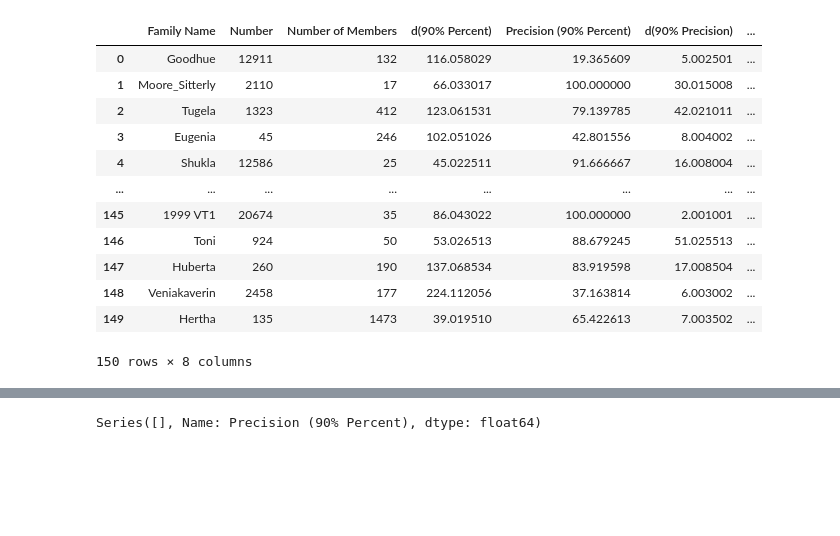
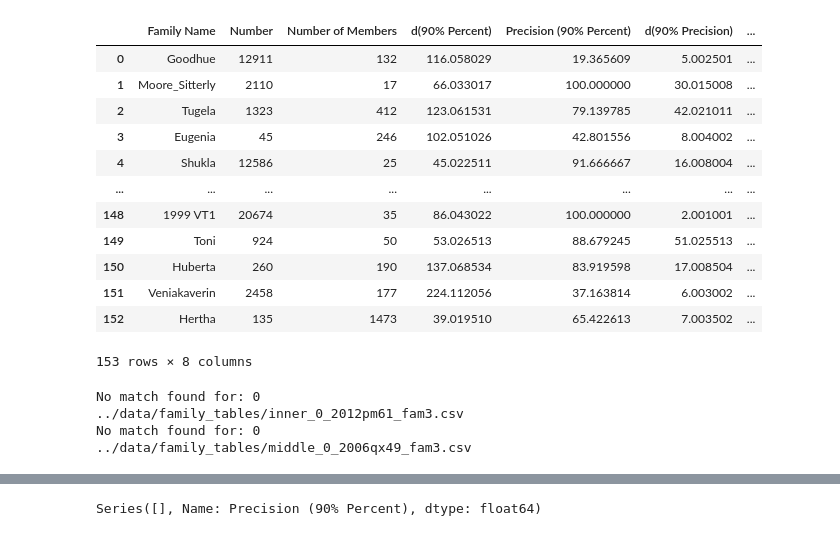
Before and after one commit to YangShen31/proper_elements_prediction, a Jupyter notebook: 4_family_identification/4.2_histogram_generations.ipynb, the cells around one changed output, grey strips where cells are left out. Cells and saved outputs as stored; diff of their text form; code cells hidden in the pictures; blank space fills up the shorter version.

```diff
--- a/4_family_identification/4.2_histogram_generations.ipynb
+++ b/4_family_identification/4.2_histogram_generations.ipynb
@@ -112,7 +112,7 @@ def histogram_generation(d_cutoff, family_df):
 		percent_detected_d.append(percent)
 		precision_detected_d.append(precision)
 
-	return float(d_cutoff.iloc[0]), percent_detected_d, precision_detected_d, d_min_list, true_list
+	return float(d_cutoff), percent_detected_d, precision_detected_d, d_min_list, true_list
 # %%
 dataset_path = Path('../data/family_tables')
 filenames = list(dataset_path.glob('*.csv'))
@@ -186,20 +207,41 @@ df_90.to_csv("../data/d_cutoff_90_percent.csv", index=False)
 # %%
-df_90 = pd.read_csv("../data/d_cutoff_90_percent.csv")
 df_90
 # %% [output]
 |  | Family Name | Number | Number of Members | d(90% Percent) | Precision (90% Percent) | d(90% Precision) | ... |
 | 0 | Goodhue | 12911 | 132 | 116.058029 | 19.365609 | 5.002501 | ... |
 | 1 | Moore_Sitterly | 2110 | 17 | 66.033017 | 100.000000 | 30.015008 | ... |
 | 2 | Tugela | 1323 | 412 | 123.061531 | 79.139785 | 42.021011 | ... |
 | 3 | Eugenia | 45 | 246 | 102.051026 | 42.801556 | 8.004002 | ... |
 | 4 | Shukla | 12586 | 25 | 45.022511 | 91.666667 | 16.008004 | ... |
 | ... | ... | ... | ... | ... | ... | ... | ... |
-| 145 | 1999 VT1 | 20674 | 35 | 86.043022 | 100.000000 | 2.001001 | ... |
-| 146 | Toni | 924 | 50 | 53.026513 | 88.679245 | 51.025513 | ... |
-| 147 | Huberta | 260 | 190 | 137.068534 | 83.919598 | 17.008504 | ... |
-| 148 | Veniakaverin | 2458 | 177 | 224.112056 | 37.163814 | 6.003002 | ... |
-| 149 | Hertha | 135 | 1473 | 39.019510 | 65.422613 | 7.003502 | ... |
+| 148 | 1999 VT1 | 20674 | 35 | 86.043022 | 100.000000 | 2.001001 | ... |
+| 149 | Toni | 924 | 50 | 53.026513 | 88.679245 | 51.025513 | ... |
+| 150 | Huberta | 260 | 190 | 137.068534 | 83.919598 | 17.008504 | ... |
+| 151 | Veniakaverin | 2458 | 177 | 224.112056 | 37.163814 | 6.003002 | ... |
+| 152 | Hertha | 135 | 1473 | 39.019510 | 65.422613 | 7.003502 | ... |
-150 rows × 8 columns
+153 rows × 8 columns
+# %%
+dataset_path = Path('../data/family_tables')
+filenames = list(dataset_path.glob('*.csv'))
+full_family_list = []
+column_names = ['propa', 'prope', 'propsini', 'g', 's', 'H', 'NumOpps', 'PackedName', 'UnpackedName']
+for filename in filenames:
+	df_family = pd.read_csv(str(filename), header = None, names = column_names)
+	family_number = str(filename).split("/")[-1].split(".")[0].split("_")[1]
+	d = df_d[df_d["Number"].astype(str) == family_number]["HCM Cut"]
+	family_matches = df_d[df_d["Number"].astype(str) == family_number]
+
+	if len(family_matches) == 0:
+		print("No match found for:", family_number)
+		print(filename)
+	else:
+		family_name = family_matches["Name"].iloc[0]
+		full_family_list.append(family_name)
+# %% [output]
+No match found for: 0
+../data/family_tables/inner_0_2012pm61_fam3.csv
+No match found for: 0
+../data/family_tables/middle_0_2006qx49_fam3.csv
 # %%
 # The list of asteroid families
 df_zeros = df_90[df_90["Percent (90% Precision)"] == 0][["Family Name", "Number"]]
```
Also changed, not shown: parts of 4 cells of this notebook, 2 other files.
